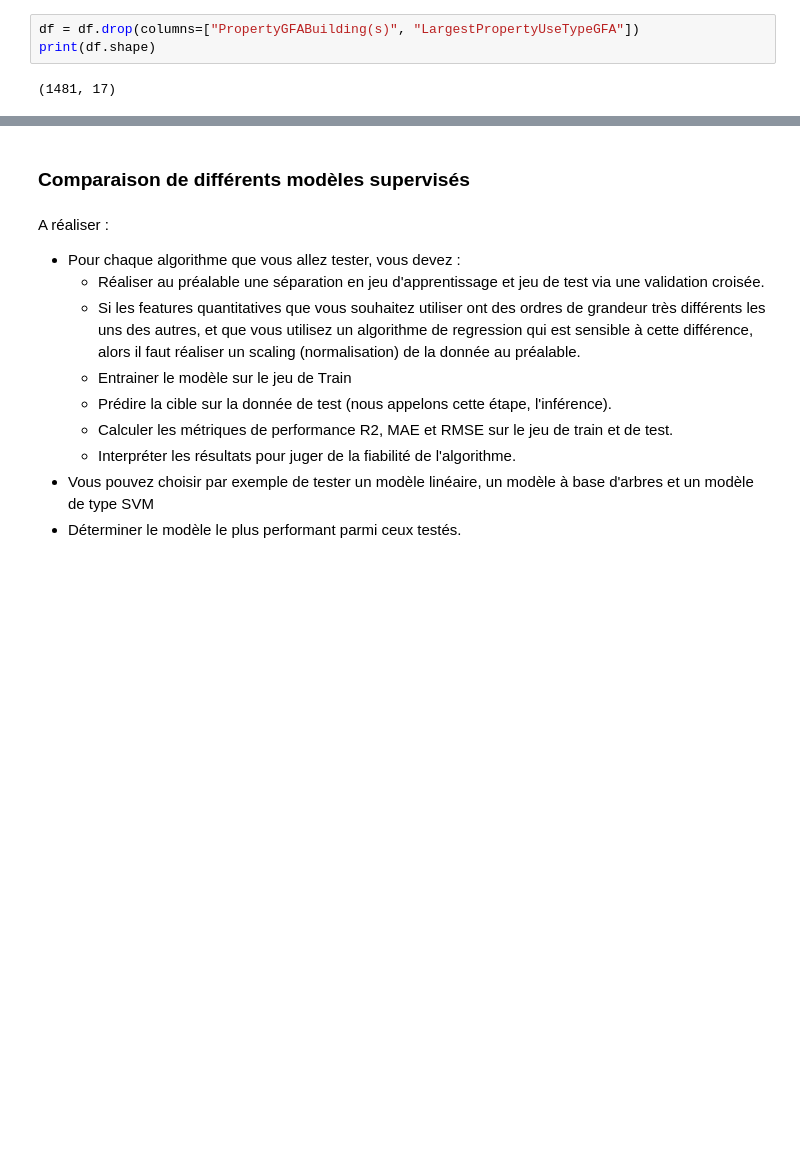
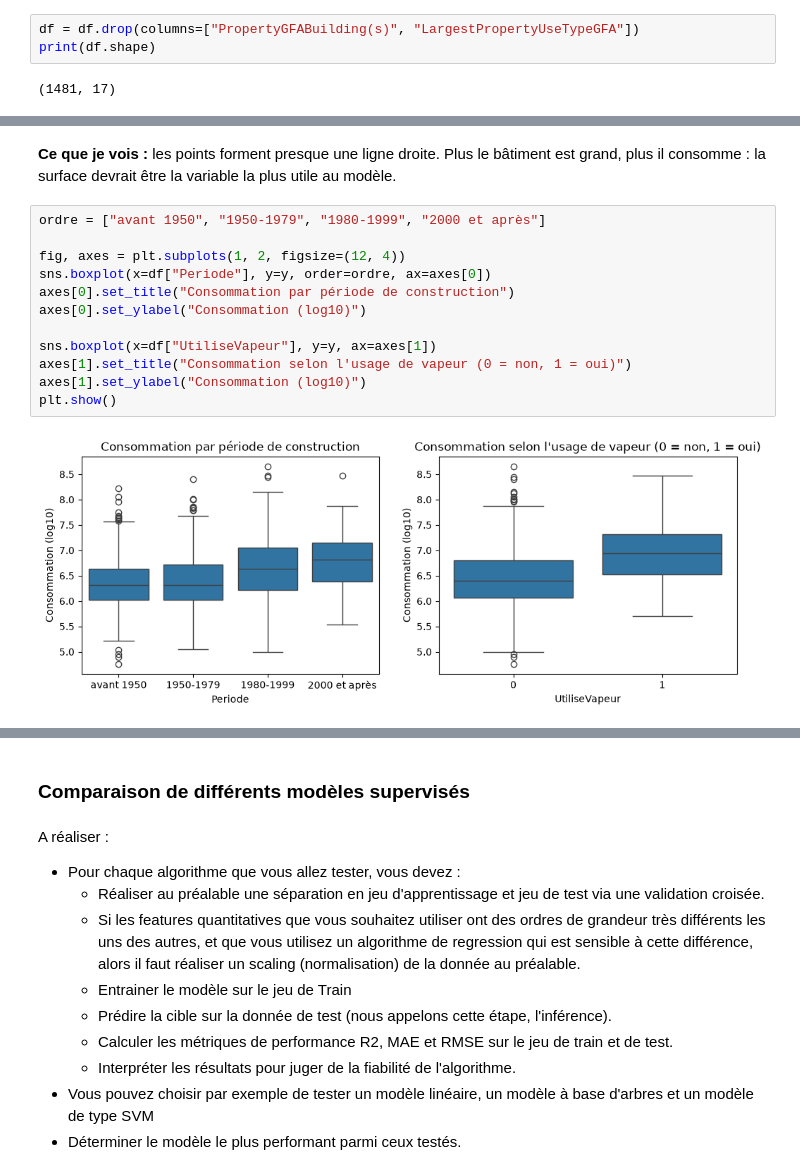
Before and after one commit to pierre-angelo-commits/p3-consommation-batiments-seattle, a Jupyter notebook: 03_modelisation.ipynb, the cells around one changed output, grey strips where cells are left out. Cells and saved outputs as stored; diff of their text form; blank space fills up the shorter version.

```diff
--- a/03_modelisation.ipynb
+++ b/03_modelisation.ipynb
@@ -192,0 +210,16 @@ print(df.shape)
+# %% [markdown]
+**Ce que je vois :** les points forment presque une ligne droite. Plus le bâtiment est grand, plus il consomme : la surface devrait être la variable la plus utile au modèle.
+# %%
+ordre = ["avant 1950", "1950-1979", "1980-1999", "2000 et après"]
+
+fig, axes = plt.subplots(1, 2, figsize=(12, 4))
+sns.boxplot(x=df["Periode"], y=y, order=ordre, ax=axes[0])
+axes[0].set_title("Consommation par période de construction")
+axes[0].set_ylabel("Consommation (log10)")
+
+sns.boxplot(x=df["UtiliseVapeur"], y=y, ax=axes[1])
+axes[1].set_title("Consommation selon l'usage de vapeur (0 = non, 1 = oui)")
+axes[1].set_ylabel("Consommation (log10)")
+plt.show()
+# %% [output]
+[figure, added]
```
Also changed, not shown: parts of 3 cells of this notebook.
